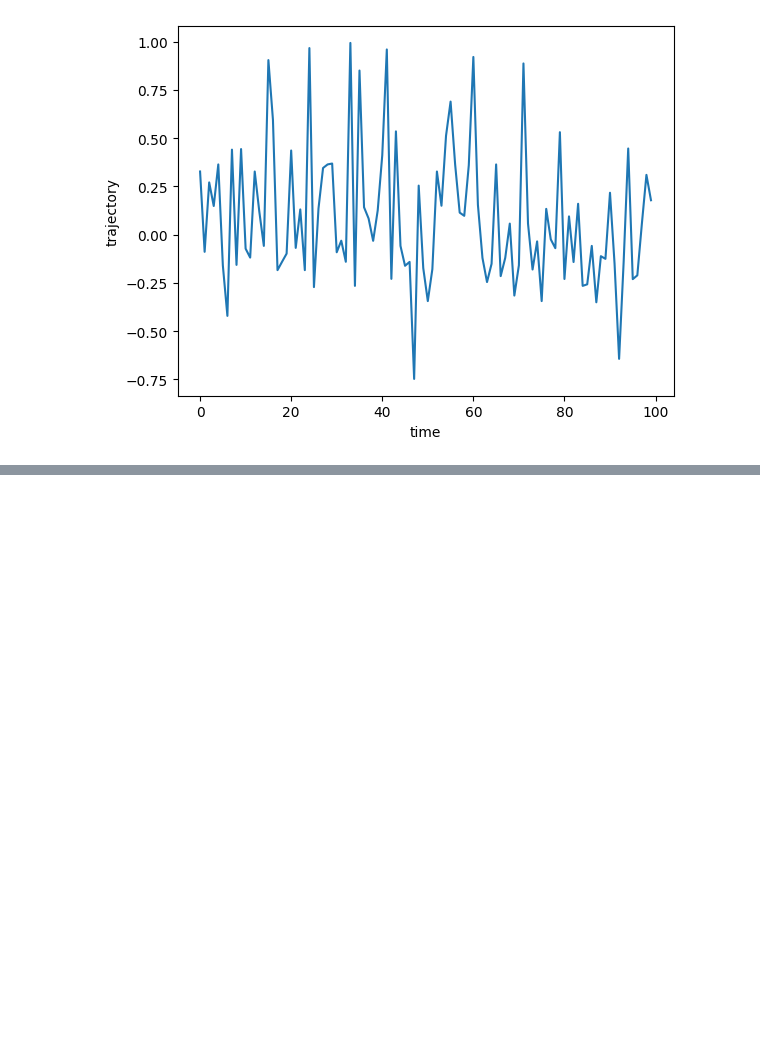
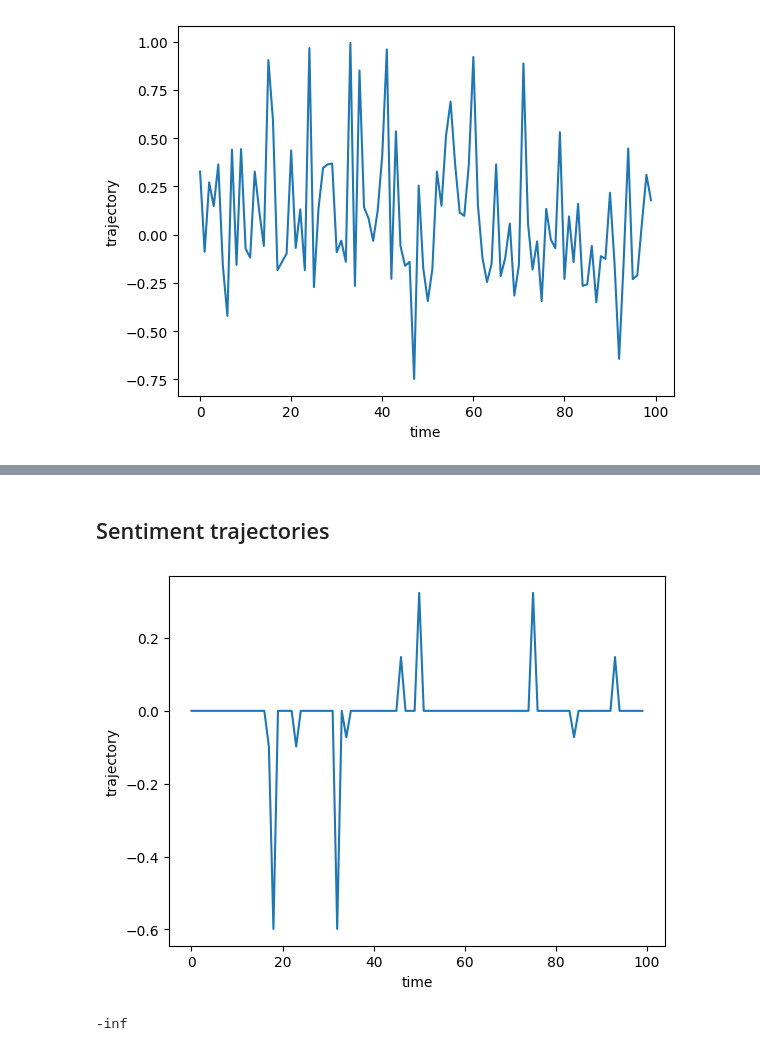
Before and after one commit to akon1te/ideal-guacamole, a Jupyter notebook: trajectories/sentiment_traectories.ipynb, the cells around one changed output, grey strips where cells are left out. Drawn from its saved outputs; the diff is of its cells as text; code cells hidden in the pictures; blank space fills up the shorter version.

```diff
--- a/trajectories/sentiment_traectories.ipynb
+++ b/trajectories/sentiment_traectories.ipynb
@@ -85,5 +218,23 @@ Semantic trajectory
+# %% [markdown]
+## Sentiment trajectories
 # %%
-vectorizer = TfidfVectorizer()
-tfidf_matrix = vectorizer.fit_transform(text)
+tfidf_matrix = TfidfVectorizer().fit_transform(text)
 # %%
-u, s, vT = svds(tfidf_matrix, k=4)
+svd_dim = 4
+u, s, vT = svds(tfidf_matrix, k=svd_dim)
+# %%
+d2 = 1
+semantic_trajectory = [u_i[0:d2] for u_i in u]
+# %%
+plt.plot(semantic_trajectory)
+plt.xlabel('time')
+plt.ylabel('trajectory')
+plt.show()
+# %% [output]
+[figure, added]
+# %%
+lyap_kwargs = {"emb_dim": 6, "lag": 2, "min_tsep": 20}
+lyap_exp = nolds.lyap_r(semantic_trajectory, **lyap_kwargs)
+lyap_exp
+# %% [output]
+-inf
```
Also changed, not shown: parts of 19 cells of this notebook.
